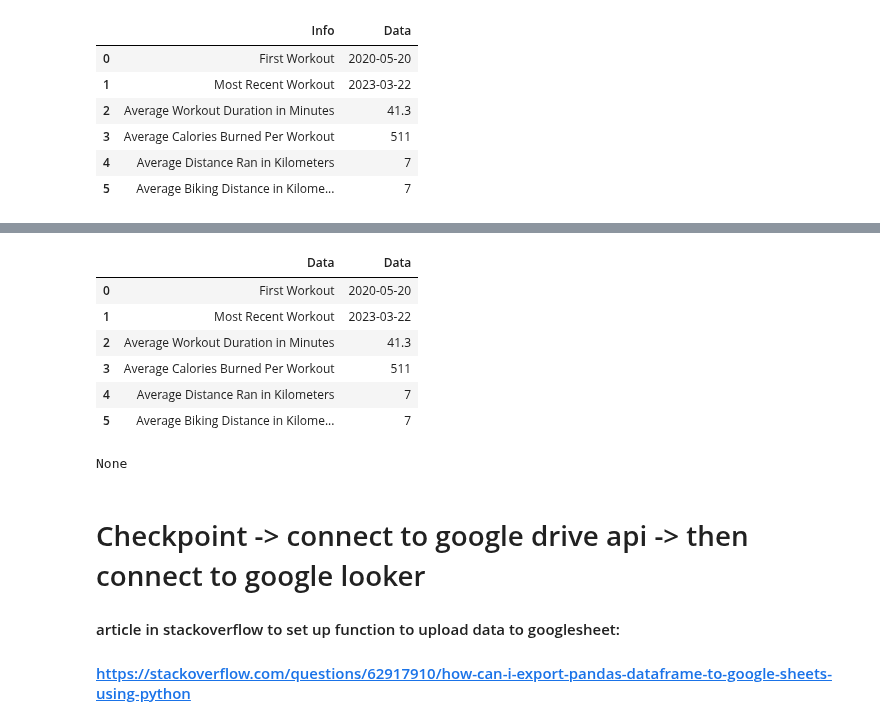
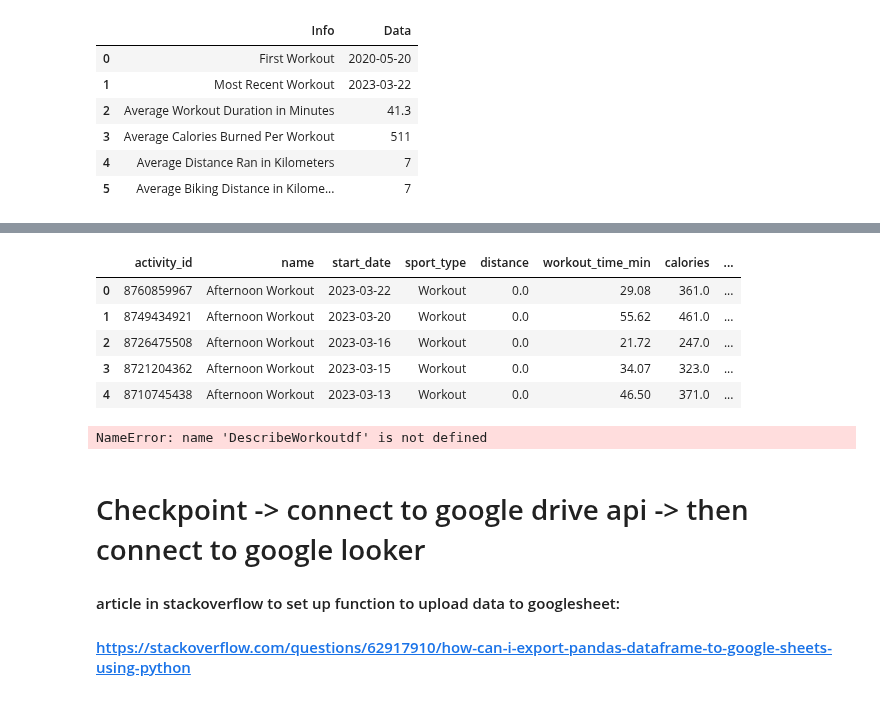
Before and after one commit to ManuelElizaldi/PyStrava, a Jupyter notebook: StravaConnect.ipynb, the cells around one changed output, grey strips where cells are left out. Drawn from its saved outputs; the diff is of its cells as text; code cells hidden in the pictures.

```diff
--- a/StravaConnect.ipynb
+++ b/StravaConnect.ipynb
@@ -27,8 +27,9 @@ data = StravaCredentials.data
 # Creating date variable
 today = date.today().strftime('%B/%m/%Y')
 # %%
+# Need to incorporate this in the other script and then have the actual data in this script
 webbrowser.open(f"https://www.strava.com/oauth/authorize?client_id={client_id}&response_type=code&redirect_uri=http://localhost/&approval_prompt=force&scope=profile:read_all,activity:read_all")
-code = input("From the web broswer enter the code:")
+data['code'] = input("From the web broswer enter the code:")
 # %%
 # Getting refresh token
 token = requests.post(url= 'https://www.strava.com/api/v3/oauth/token',data=data).json()
@@ -363,2 +363,12 @@ TypeError: tuple indices must be integers or slices, not str
+# %%
+functional_workouts_df = CleanWorkoutJson(functional_workouts)
+functional_workouts_df.head(5)
+# %% [output]
+|  | activity_id | name | start_date | sport_type | distance | workout_time_min | calories | ... |
+| 0 | 8760859967 | Afternoon Workout | 2023-03-22 | Workout | 0.0 | 29.08 | 361.0 | ... |
+| 1 | 8749434921 | Afternoon Workout | 2023-03-20 | Workout | 0.0 | 55.62 | 461.0 | ... |
+| 2 | 8726475508 | Afternoon Workout | 2023-03-16 | Workout | 0.0 | 21.72 | 247.0 | ... |
+| 3 | 8721204362 | Afternoon Workout | 2023-03-15 | Workout | 0.0 | 34.07 | 323.0 | ... |
+| 4 | 8710745438 | Afternoon Workout | 2023-03-13 | Workout | 0.0 | 46.50 | 371.0 | ... |
 # %%
 # Function that calculates stats from workout dataframe
@@ -385,32 +400,0 @@ def DescribeWorkoutdf(df):
-# %%
-average_workout_duration=round(running_workouts_df['workout_time_min'].mean(),2)
-average_calories_burned_per_workout=round(running_workouts_df['calories'].mean(),2)
-average_distance=round(running_workouts_df['distance'].mean(),0)
-average_laps = round(pd.Series.mean(running_workouts_df['lap_count']),0)
-
-# Creating dataframe from general statistics variables
-# Create the DataFrame
-test_general_stats_df = pd.DataFrame({
-    'Average Workout Duration in Minutes':average_workout_duration,
-    'Average Calories Burned Per Workout':average_calories_burned_per_workout,
-    'Average Distance in Kilometers':average_distance,
-    'Average Number of Laps':average_laps
-},index=['Info'])
-
-# Transposing dataframe, setting new index and column
-test_general_stats_df = general_stats_df.T
-test_general_stats_df = general_stats_df.reset_index()
-test_general_stats_df = general_stats_df.rename(columns={'index':'Info','Info':'Data'})
-test_general_stats_df
-# %% [output]
-|  | Data | Data |
-| 0 | First Workout | 2020-05-20 |
-| 1 | Most Recent Workout | 2023-03-22 |
-| 2 | Average Workout Duration in Minutes | 41.3 |
-| 3 | Average Calories Burned Per Workout | 511 |
-| 4 | Average Distance Ran in Kilometers | 7 |
-| 5 | Average Biking Distance in Kilome... | 7 |
-# %%
-print(DescribeWorkoutDF(running_workouts_df))
-# %% [output]
-None
@@ -419,3 +401,7 @@ t
+# %%
+DescribeWorkoutdf(functional_workouts_df)
+# %% [output]
+NameError: name 'DescribeWorkoutdf' is not defined
 # %% [markdown]
 # Checkpoint -> connect to google drive api -> then connect to google looker
 
```
Also changed, not shown: parts of 8 cells of this notebook.
